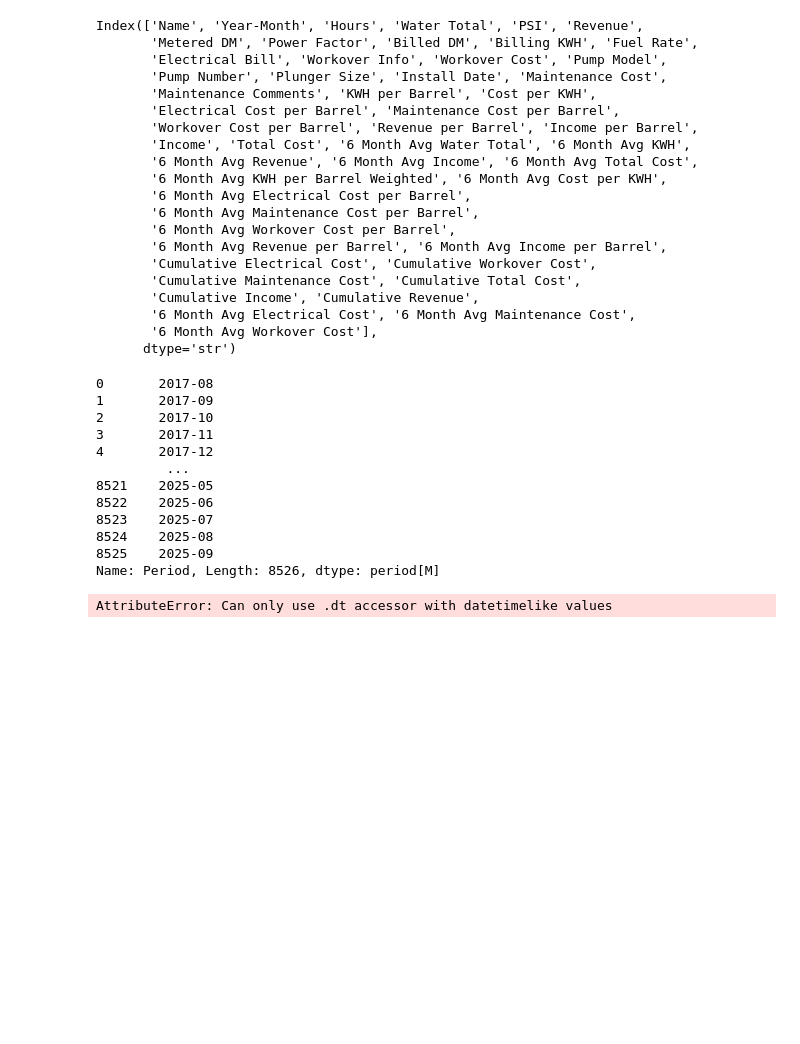
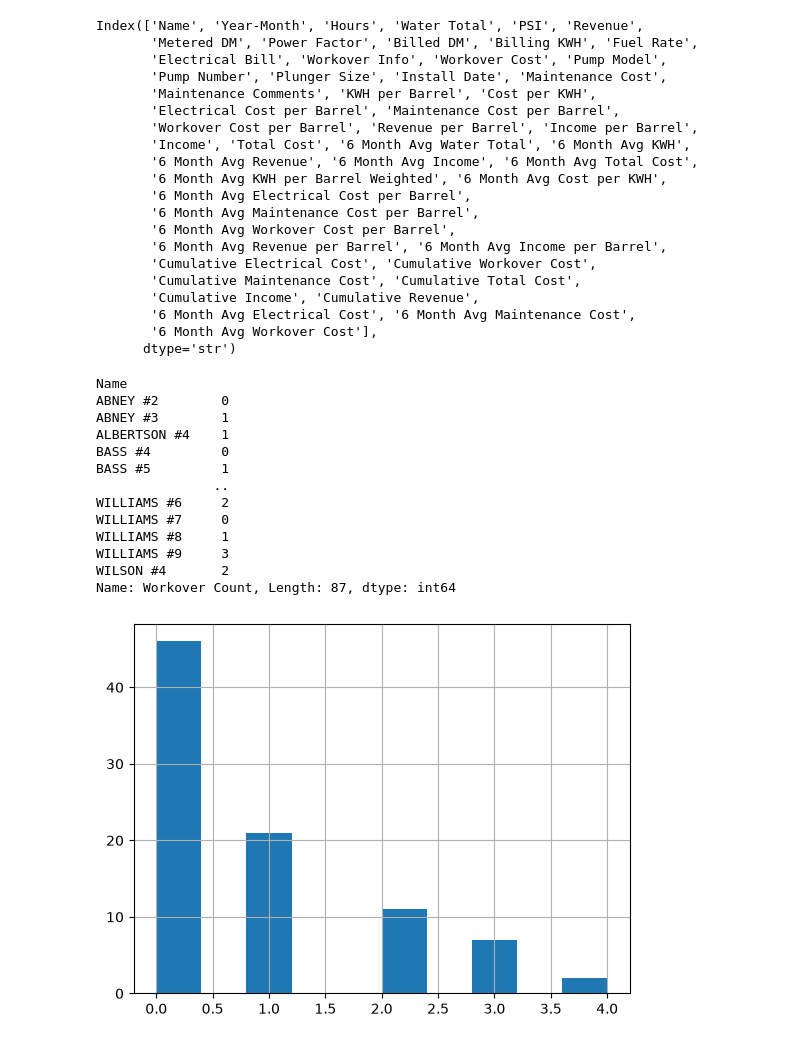
Before and after one commit to L0GN82/Paired-Sample-T-test, a Jupyter notebook: Paired-Samples.ipynb, the cells around one changed output. Cells and saved outputs as stored; diff of their text form; code cells hidden in the pictures; blank space fills up the shorter version.

```diff
--- a/Paired-Samples.ipynb
+++ b/Paired-Samples.ipynb
@@ -34,36 +35,46 @@ Index(['Name', 'Year-Month', 'Hours', 'Water Total', 'PSI', 'Revenue',
        '6 Month Avg Workover Cost'],
       dtype='str')
 # %%
-
 main_df["Workover Count"] = np.where(
     main_df["Workover Cost"] > 1,
     1,
     0
 )
+
+main_df["Disposal Rate"] = np.where(
+    main_df["Hours"] > 0,
+    main_df["Water Total"] / main_df["Hours"],
+    0
+)
 # matplotlib doesn't like the pure string values for Year-Month
 main_df["Date"] = pd.to_datetime(main_df["Year-Month"])
 main_df["Period"] = pd.to_datetime(main_df["Year-Month"]).dt.to_period(freq="M")
-print(main_df["Period"])
+#print(main_df["Period"])
 
-main_df["Year-Month"] = main_df["Year-Month"].dt.to_period("M")
+#main_df["Year-Month"] = main_df["Year-Month"].dt.to_period("M")
 
 # Get a count of workovers for each well
 print(main_df.groupby("Name")["Workover Count"].sum())
 workover_counts = main_df.groupby("Name")["Workover Count"].sum()
+
 workover_counts.hist()
+
+#example global variable
+TOTAL_WORKOVER_COST = main_df["Workover Cost"].sum()
 # %% [output]
-0       2017-08
-1       2017-09
-2       2017-10
-3       2017-11
-4       2017-12
-         ...
-8521    2025-05
-8522    2025-06
-8523    2025-07
-8524    2025-08
-8525    2025-09
-Name: Period, Length: 8526, dtype: period[M]
+Name
+ABNEY #2        0
+ABNEY #3        1
+ALBERTSON #4    1
+BASS #4         0
+BASS #5         1
+               ..
+WILLIAMS #6     2
+WILLIAMS #7     0
+WILLIAMS #8     1
+WILLIAMS #9     3
+WILSON #4       2
+Name: Workover Count, Length: 87, dtype: int64
-AttributeError: Can only use .dt accessor with datetimelike values
+[figure, added]
 # %%
 #Date Processing
```
Also changed, not shown: parts of 13 cells of this notebook, 1 other file.
